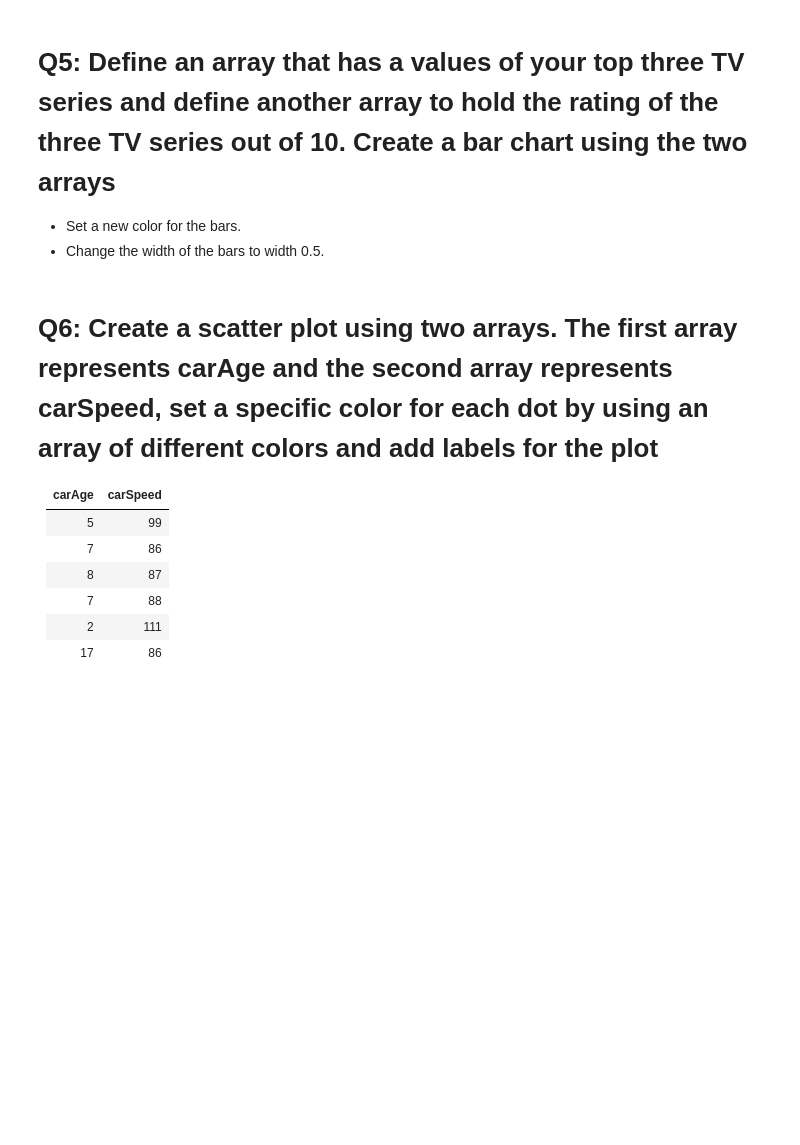
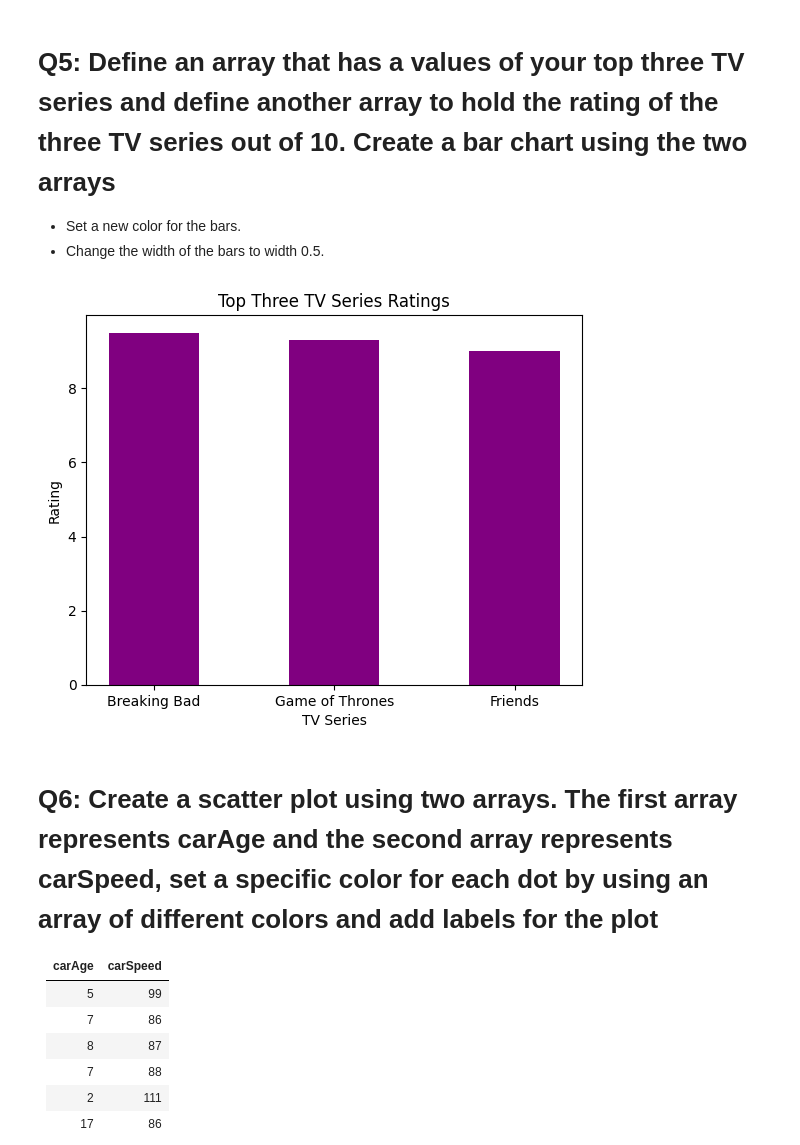
Before and after one commit to Tuwaiq-Data-Science-Bootcamp-V5/Matplotlib-Lab2, a Jupyter notebook: Matplotlib_Assignment2.ipynb, the cells around one changed output. Saved outputs shown, nothing was run; the diff lists cells and outputs as text; code cells hidden in the pictures; blank space fills up the shorter version.

```diff
--- a/Matplotlib_Assignment2.ipynb
+++ b/Matplotlib_Assignment2.ipynb
@@ -116,7 +116,18 @@ plt.show()
 - Set a new color for the bars.
 - Change the width of the bars to width 0.5.
 # %%
-# write your code here ^_^
+series = ['Breaking Bad', 'Game of Thrones', 'Friends']
+ratings = [9.5, 9.3, 9.0]
+
+plt.bar(series, ratings, color='purple', width=0.5)
+
+plt.xlabel('TV Series')
+plt.ylabel('Rating')
+plt.title('Top Three TV Series Ratings')
+
+plt.show()
+# %% [output]
+[figure, added]
 # %% [markdown]
 # Q6: Create a scatter plot  using two arrays. The first array represents carAge and the second array represents carSpeed, set a specific color for each dot by using an array of different colors and add labels for the plot
 | carAge | carSpeed |
```
Also changed, not shown: parts of 1 cell of this notebook.
